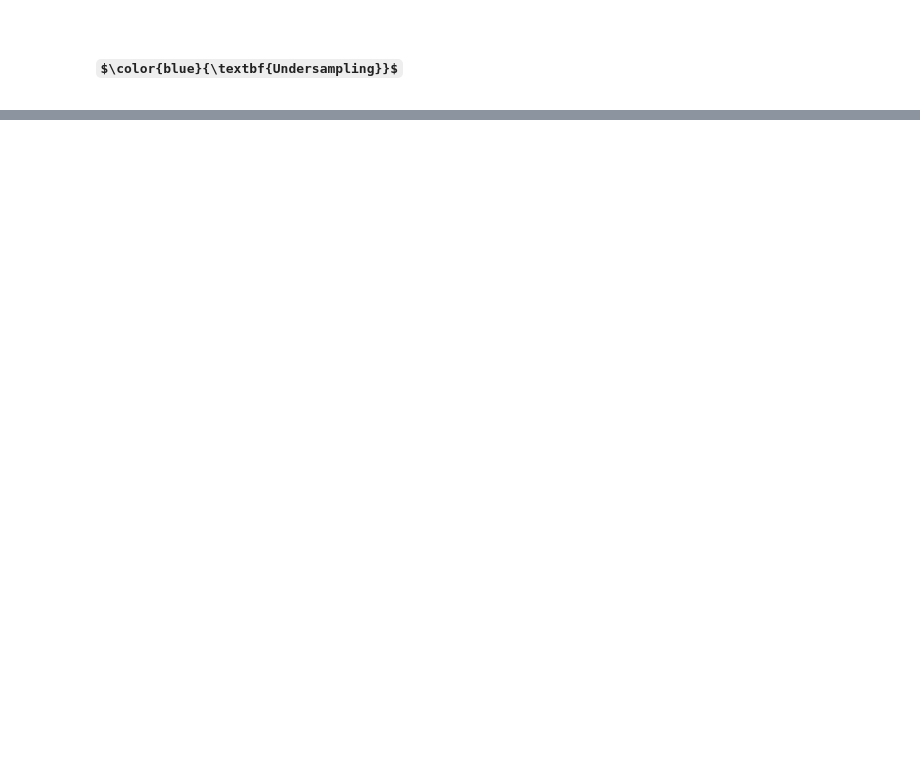
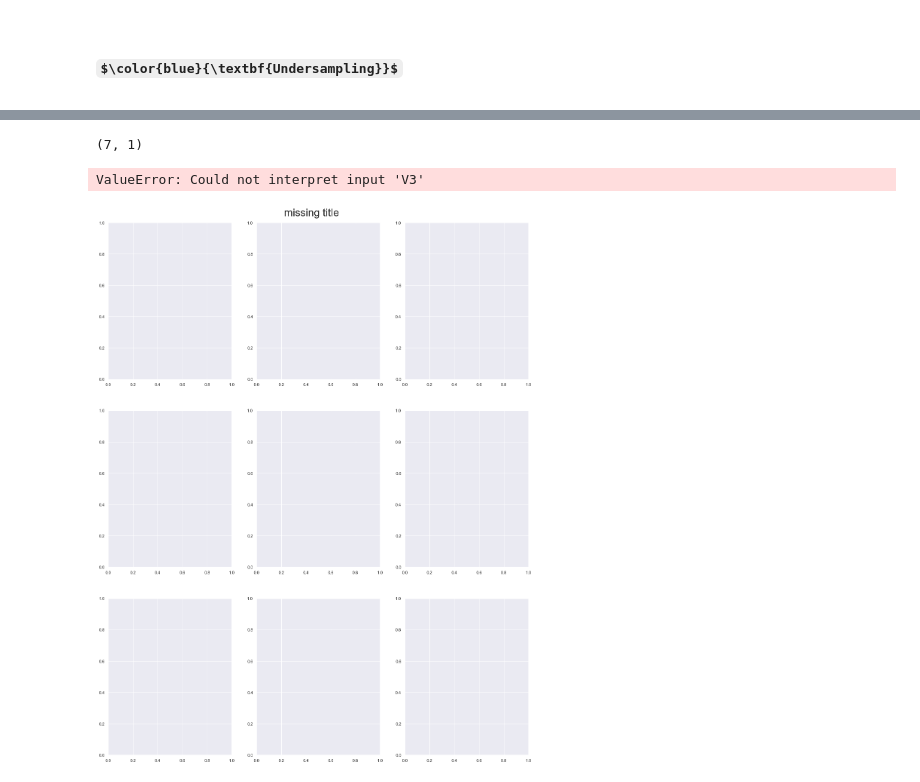
Before and after one commit to CharliedelaGarza/Semanai-2019-, a Jupyter notebook: Fighting Fraud (Beginners).ipynb, the cells around one changed output, grey strips where cells are left out. Cells and saved outputs as stored; diff of their text form; code cells hidden in the pictures; some formulas as TeX source; blank space fills up the shorter version.

```diff
--- a/Fighting Fraud (Beginners).ipynb
+++ b/Fighting Fraud (Beginners).ipynb
@@ -684,6 +779,6 @@ ax.missing('Class (0:Non-Fraudulent, 1:Fraudulent)');
 # %%
 # Code for 1. Replace 'missing':
 
-corr = missing.missing()
-corr = missing[['missing']]
+corr = subsample.corr()
+corr = corr[['Class']]
 corr
@@ -690,4 +803,7 @@ corr
 # %%
 # Code for 2. Replace 'missing':
 
-missing[missing.missing < -0.5]
+hn = corr[corr.Class < -0.5]
+shn = hn.shape
+print(hn)
+shn
@@ -703,19 +836,23 @@ missing[missing.missing > 0.5]
 # %%
 # Code for high negative correlation boxplots. Replace 'missing':
 
 # Create a 'Figure' object and a single 'axes.Axes' object specifying the shape of the grid:
-
-f, axes = plt.missing(nrows=missing, ncols=missing, figsize=(26,52));
+print(shn)
+f, axes = plt.subplots(nrows=3, ncols=3, figsize=(20,26));
 
 f.suptitle('missing title', y=0.9, fontsize=28);
 
 # The following lines should display a boxplot each, type as many such lines as needed and distribute them equally in the
 # grid using ax=axes[a,b]. The last line deletes the [a,b] entrance of the grid, use it if you need it.
 
-sns.missing(x="missing", y="missing", data=missing, ax=axes[0,0]);
-sns.missing(x="missing", y="missing", data=missing, ax=axes[0,1]);
+sns.barplot(x="Class", y="V3", data=hn, ax=axes[0,0]);
+sns.Barplot(x="Class", y="V9", data=hn, ax=axes[0,1]);
 
 f.delaxes(axes[missing,missing]);
+# %% [output]
+(7, 1)
+ValueError: Could not interpret input 'V3'
+[figure, added]
 # %%
 # Code for high positive correlation boxplots.
 # %% [markdown]
```
Also changed, not shown: parts of 19 cells of this notebook.
